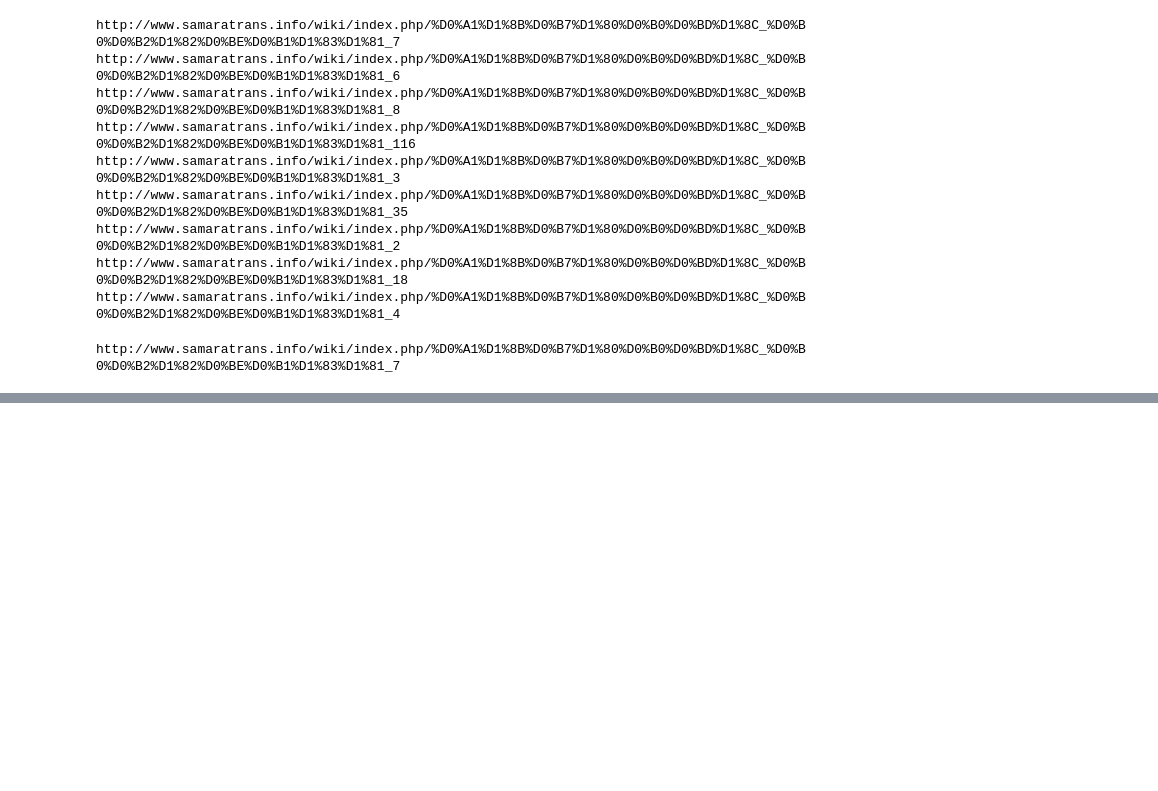
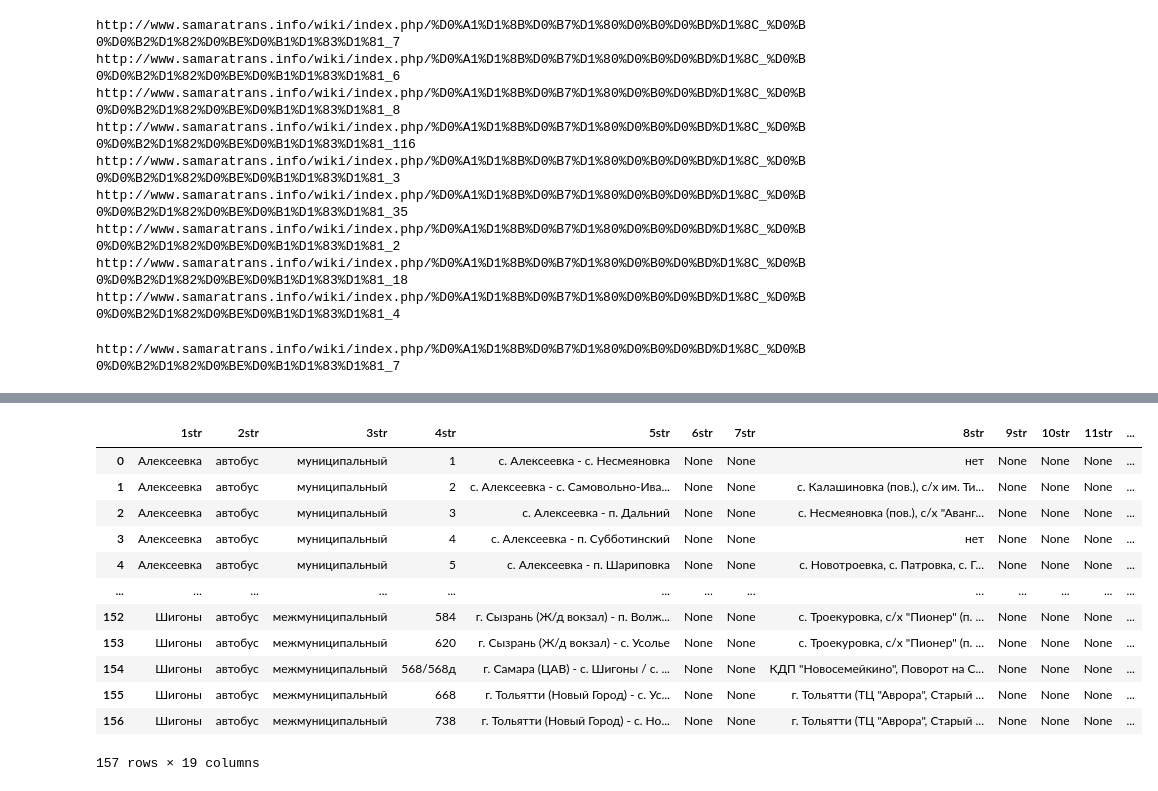
Before and after one commit to ochristm/samara, a Jupyter notebook: parse_web_page.ipynb, the cells around one changed output, grey strips where cells are left out. Cells and saved outputs as stored; diff of their text form; code cells hidden in the pictures; blank space fills up the shorter version.

```diff
--- a/parse_web_page.ipynb
+++ b/parse_web_page.ipynb
@@ -660,0 +442,17 @@ lst_all.append(url)
+# %%
+def getOtherLinks(url_ot):
+    req = requests.get(url_ot)
+    bs = BeautifulSoup(req.text, 'html.parser')
+
+    all_lnks = bs.find_all('a')
+    lst_rasp=[]
+    i=0
+    for link in all_lnks:
+        if "расписани" in str(link.get('title')):
+            lsh = "http://www.samaratrans.info" + link.get('href')
+            lst_rasp.append(lsh)
+    #
+
+    return lst_rasp
+# %%
+lst_rasp = getOtherLinks(url_ot)
@@ -660,0 +556,14 @@ lst_all.append(url)
+# %%
+lst_big2 = []
+i=0
+for i in tqdm(range(len(lst_rasp))):
+    url = lst_rasp[i]
+    try:
+        lst = getInfo3(url)
+    except:
+        lst = [[url] * 19]
+    #
+    for j in range(len(lst)):
+        lst_big2.append(lst[j])
+#     lst_big2 = lst_big2 + lst
+#
@@ -660,0 +572,18 @@ lst_all.append(url)
+# %%
+df_othr = pd.DataFrame(data=lst_big2,columns=clmn)
+# %%
+df_othr
+# %% [output]
+|  | 1str | 2str | 3str | 4str | 5str | 6str | 7str | 8str | 9str | 10str | 11str | ... |
+| 0 | Алексеевка | автобус | муниципальный | 1 | с. Алексеевка - с. Несмеяновка | None | None | нет | None | None | None | ... |
+| 1 | Алексеевка | автобус | муниципальный | 2 | с. Алексеевка - с. Самовольно-Ива... | None | None | с. Калашиновка (пов.), с/х им. Ти... | None | None | None | ... |
+| 2 | Алексеевка | автобус | муниципальный | 3 | с. Алексеевка - п. Дальний | None | None | с. Несмеяновка (пов.), с/х "Аванг... | None | None | None | ... |
+| 3 | Алексеевка | автобус | муниципальный | 4 | с. Алексеевка - п. Субботинский | None | None | нет | None | None | None | ... |
+| 4 | Алексеевка | автобус | муниципальный | 5 | с. Алексеевка - п. Шариповка | None | None | с. Новотроевка, с. Патровка, с. Г... | None | None | None | ... |
+| ... | ... | ... | ... | ... | ... | ... | ... | ... | ... | ... | ... | ... |
+| 152 | Шигоны | автобус | межмуниципальный | 584 | г. Сызрань (Ж/д вокзал) - п. Волж... | None | None | с. Троекуровка, с/х "Пионер" (п. ... | None | None | None | ... |
+| 153 | Шигоны | автобус | межмуниципальный | 620 | г. Сызрань (Ж/д вокзал) - с. Усолье | None | None | с. Троекуровка, с/х "Пионер" (п. ... | None | None | None | ... |
+| 154 | Шигоны | автобус | межмуниципальный | 568/568д | г. Самара (ЦАВ) - с. Шигоны / с. ... | None | None | КДП "Новосемейкино", Поворот на С... | None | None | None | ... |
+| 155 | Шигоны | автобус | межмуниципальный | 668 | г. Тольятти (Новый Город) - с. Ус... | None | None | г. Тольятти (ТЦ "Аврора", Старый ... | None | None | None | ... |
+| 156 | Шигоны | автобус | межмуниципальный | 738 | г. Тольятти (Новый Город) - с. Но... | None | None | г. Тольятти (ТЦ "Аврора", Старый ... | None | None | None | ... |
+157 rows × 19 columns
```
Also changed, not shown: parts of 18 cells of this notebook.
